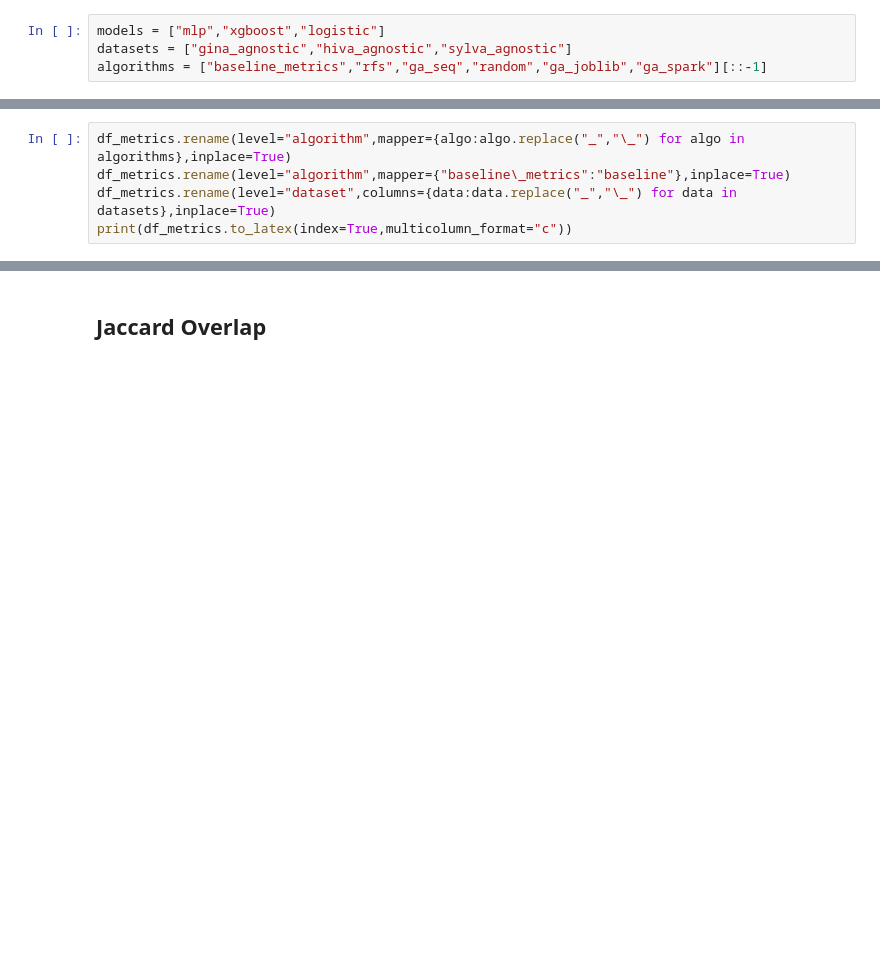
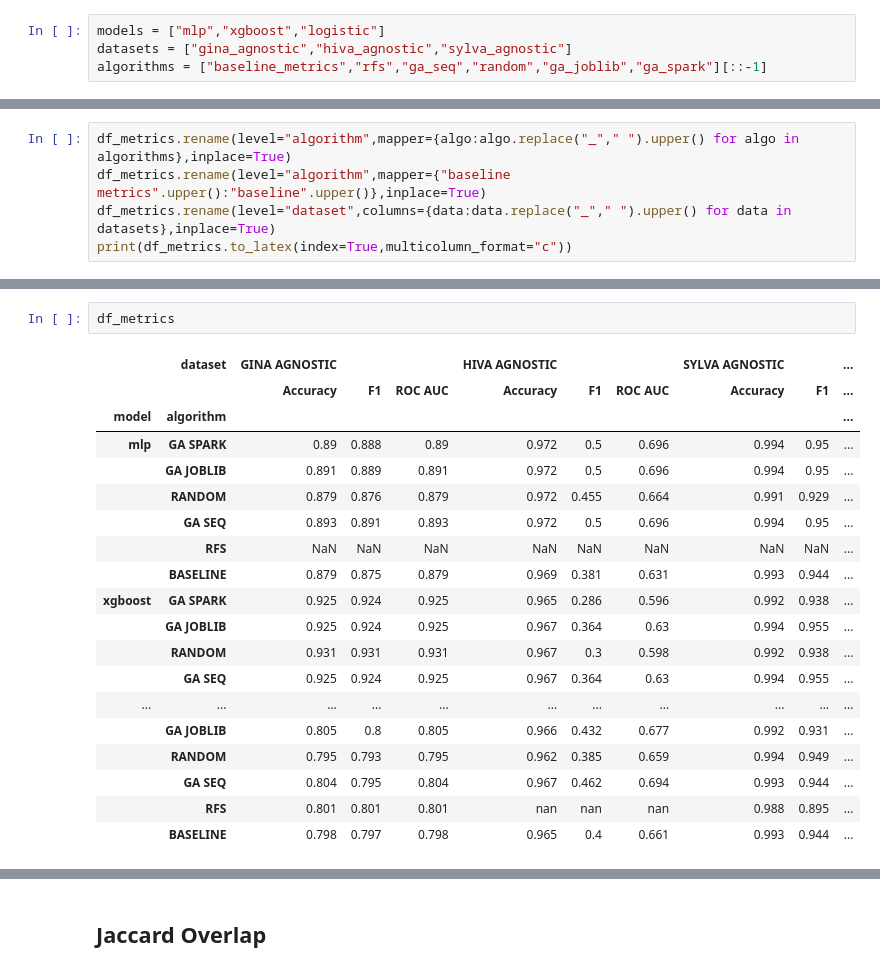
Before and after one commit to nishanthmarer/Genetic_Algorithm_Parallelize, a Jupyter notebook: Compile Results.ipynb, the cells around one changed output, grey strips where cells are left out. Drawn from its saved outputs; the diff is of its cells as text; blank space fills up the shorter version.

```diff
--- a/Compile Results.ipynb
+++ b/Compile Results.ipynb
@@ -148,5 +247,5 @@ df_metrics
 # %%
-df_metrics.rename(level="algorithm",mapper={algo:algo.replace("_","\_") for algo in algorithms},inplace=True)
-df_metrics.rename(level="algorithm",mapper={"baseline\_metrics":"baseline"},inplace=True)
-df_metrics.rename(level="dataset",columns={data:data.replace("_","\_") for data in datasets},inplace=True)
+df_metrics.rename(level="algorithm",mapper={algo:algo.replace("_"," ").upper() for algo in algorithms},inplace=True)
+df_metrics.rename(level="algorithm",mapper={"baseline metrics".upper():"baseline".upper()},inplace=True)
+df_metrics.rename(level="dataset",columns={data:data.replace("_"," ").upper() for data in datasets},inplace=True)
 print(df_metrics.to_latex(index=True,multicolumn_format="c"))
@@ -153,3 +270,25 @@ print(df_metrics.to_latex(index=True,multicolumn_format="c"))
+# %%
+df_metrics
+# %% [output]
+|  | dataset | GINA AGNOSTIC |  |  | HIVA AGNOSTIC |  |  | SYLVA AGNOSTIC |  | ... |
+|  |  | Accuracy | F1 | ROC AUC | Accuracy | F1 | ROC AUC | Accuracy | F1 | ... |
+| model | algorithm |  |  |  |  |  |  |  |  | ... |
+| mlp | GA SPARK | 0.89 | 0.888 | 0.89 | 0.972 | 0.5 | 0.696 | 0.994 | 0.95 | ... |
+|  | GA JOBLIB | 0.891 | 0.889 | 0.891 | 0.972 | 0.5 | 0.696 | 0.994 | 0.95 | ... |
+|  | RANDOM | 0.879 | 0.876 | 0.879 | 0.972 | 0.455 | 0.664 | 0.991 | 0.929 | ... |
+|  | GA SEQ | 0.893 | 0.891 | 0.893 | 0.972 | 0.5 | 0.696 | 0.994 | 0.95 | ... |
+|  | RFS | NaN | NaN | NaN | NaN | NaN | NaN | NaN | NaN | ... |
+|  | BASELINE | 0.879 | 0.875 | 0.879 | 0.969 | 0.381 | 0.631 | 0.993 | 0.944 | ... |
+| xgboost | GA SPARK | 0.925 | 0.924 | 0.925 | 0.965 | 0.286 | 0.596 | 0.992 | 0.938 | ... |
+|  | GA JOBLIB | 0.925 | 0.924 | 0.925 | 0.967 | 0.364 | 0.63 | 0.994 | 0.955 | ... |
+|  | RANDOM | 0.931 | 0.931 | 0.931 | 0.967 | 0.3 | 0.598 | 0.992 | 0.938 | ... |
+|  | GA SEQ | 0.925 | 0.924 | 0.925 | 0.967 | 0.364 | 0.63 | 0.994 | 0.955 | ... |
+| ... | ... | ... | ... | ... | ... | ... | ... | ... | ... | ... |
+|  | GA JOBLIB | 0.805 | 0.8 | 0.805 | 0.966 | 0.432 | 0.677 | 0.992 | 0.931 | ... |
+|  | RANDOM | 0.795 | 0.793 | 0.795 | 0.962 | 0.385 | 0.659 | 0.994 | 0.949 | ... |
+|  | GA SEQ | 0.804 | 0.795 | 0.804 | 0.967 | 0.462 | 0.694 | 0.993 | 0.944 | ... |
+|  | RFS | 0.801 | 0.801 | 0.801 | nan | nan | nan | 0.988 | 0.895 | ... |
+|  | BASELINE | 0.798 | 0.797 | 0.798 | 0.965 | 0.4 | 0.661 | 0.993 | 0.944 | ... |
 # %%
 df_times = df_experiment[df_experiment.backend_prefer=="processes"].reset_index(drop=True).groupby(["dataset","model","algorithm"])[["Time"]].mean().unstack(level="dataset").reindex(index=algorithms,level=1).reindex(index=models,level=0)
 df_times = df_times.applymap(lambda x: str(np.round(x,3)))
```
Also changed, not shown: parts of 16 cells of this notebook, 1 other file.
